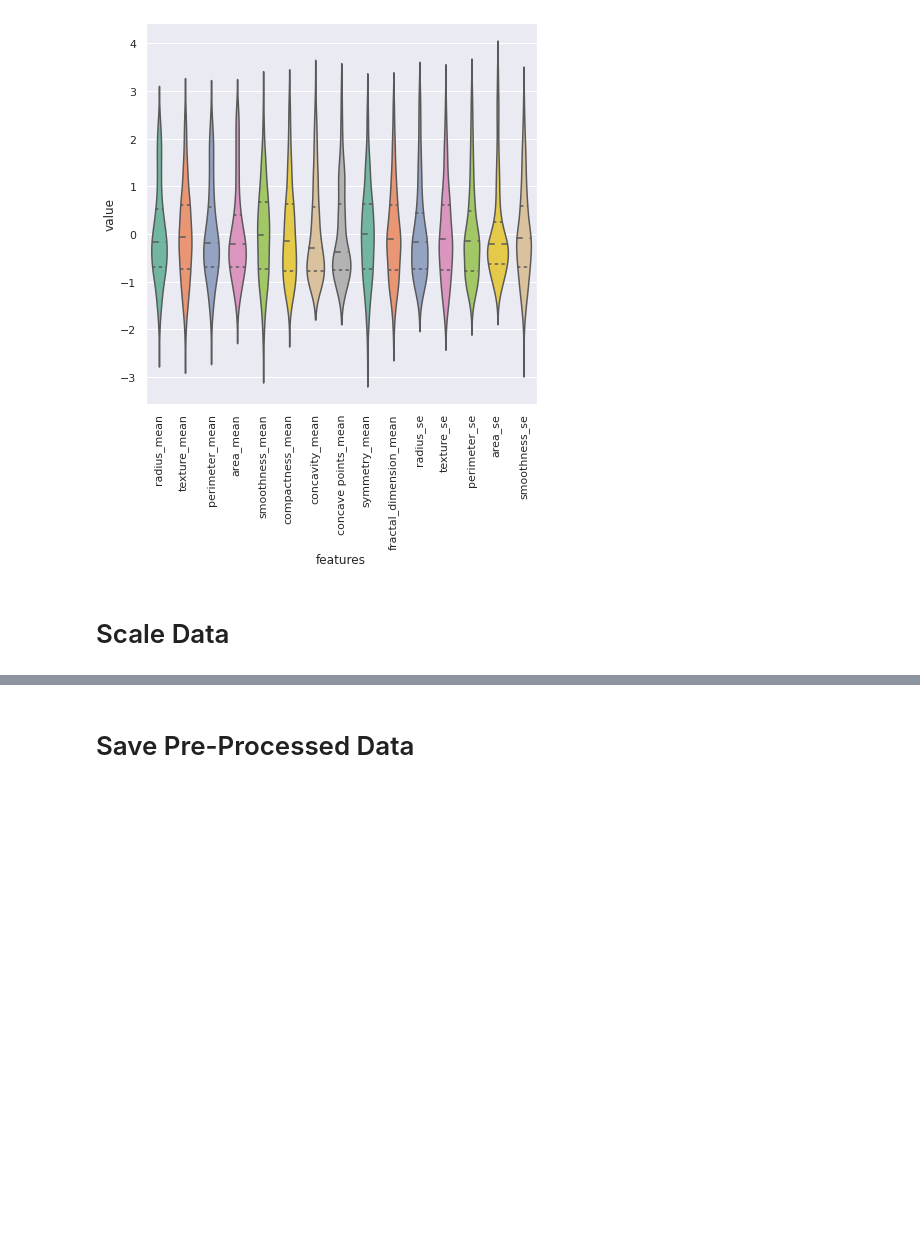
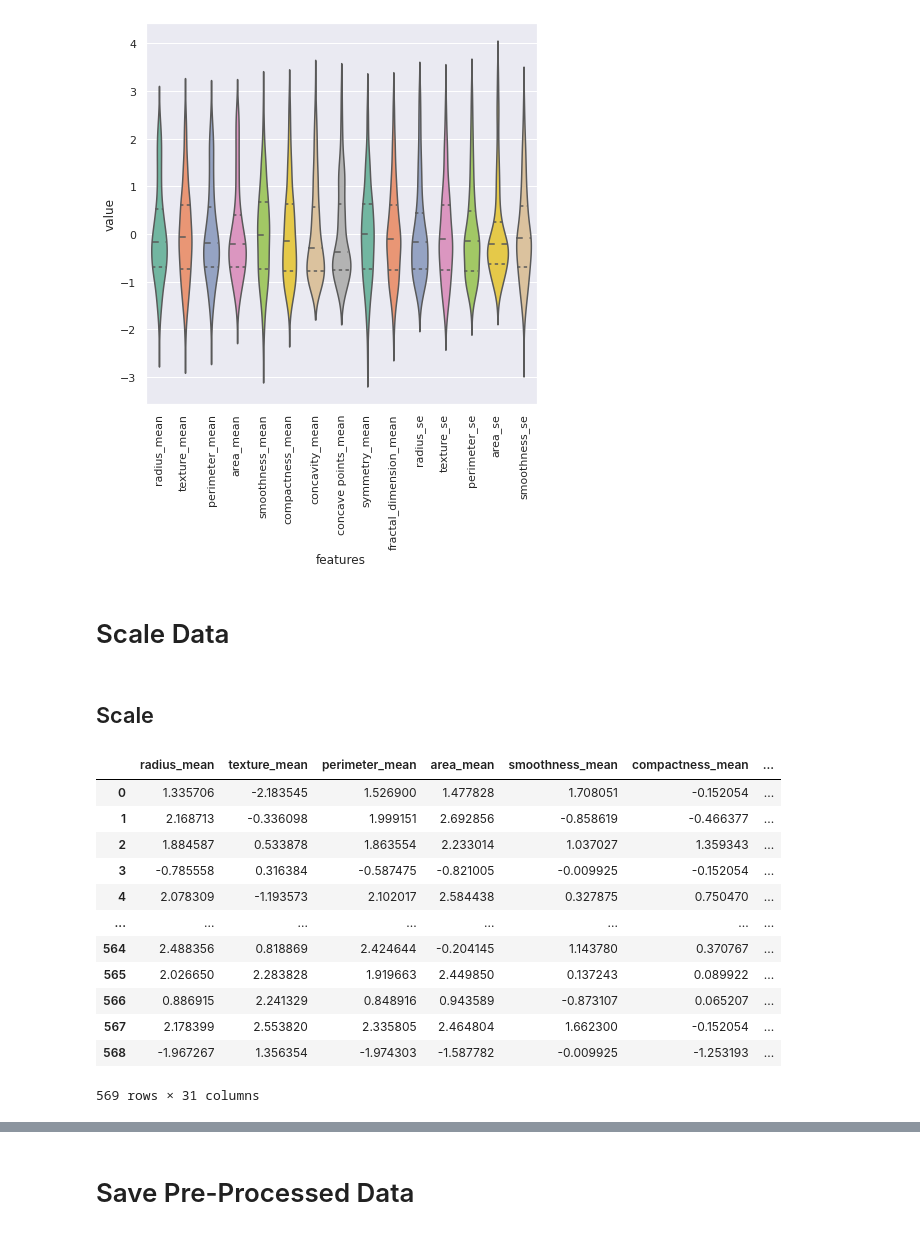
Before and after one commit to abel-blue/breastCancer-causal-Inference, a Jupyter notebook: notebooks/ml_preprocess.ipynb, the cells around one changed output, grey strips where cells are left out. Saved outputs shown, nothing was run; the diff lists cells and outputs as text; code cells hidden in the pictures; blank space fills up the shorter version.

Commit message:
added scaled and normalized data

```diff
--- a/notebooks/ml_preprocess.ipynb
+++ b/notebooks/ml_preprocess.ipynb
@@ -313,3 +313,28 @@ plt.xticks(rotation=90)
 [figure]
 # %% [markdown]
 # Scale Data
+# %% [markdown]
+## Scale
+# %%
+scaler = DataCleaner(df)
+normalizer = DataCleaner(df)
+# %%
+df_copy = df.drop(['diagnosis'], axis=1)
+# %%
+# Using StandardScaler to standardize the all columns
+scale_list = df_copy.columns.to_list()
+scaler.standardize_columns(scale_list)
+# %% [output]
+|  | radius_mean | texture_mean | perimeter_mean | area_mean | smoothness_mean | compactness_mean | ... |
+| 0 | 1.335706 | -2.183545 | 1.526900 | 1.477828 | 1.708051 | -0.152054 | ... |
+| 1 | 2.168713 | -0.336098 | 1.999151 | 2.692856 | -0.858619 | -0.466377 | ... |
+| 2 | 1.884587 | 0.533878 | 1.863554 | 2.233014 | 1.037027 | 1.359343 | ... |
+| 3 | -0.785558 | 0.316384 | -0.587475 | -0.821005 | -0.009925 | -0.152054 | ... |
+| 4 | 2.078309 | -1.193573 | 2.102017 | 2.584438 | 0.327875 | 0.750470 | ... |
+| ... | ... | ... | ... | ... | ... | ... | ... |
+| 564 | 2.488356 | 0.818869 | 2.424644 | -0.204145 | 1.143780 | 0.370767 | ... |
+| 565 | 2.026650 | 2.283828 | 1.919663 | 2.449850 | 0.137243 | 0.089922 | ... |
+| 566 | 0.886915 | 2.241329 | 0.848916 | 0.943589 | -0.873107 | 0.065207 | ... |
+| 567 | 2.178399 | 2.553820 | 2.335805 | 2.464804 | 1.662300 | -0.152054 | ... |
+| 568 | -1.967267 | 1.356354 | -1.974303 | -1.587782 | -0.009925 | -1.253193 | ... |
+569 rows × 31 columns
```
Also changed, not shown: parts of 3 cells of this notebook.
